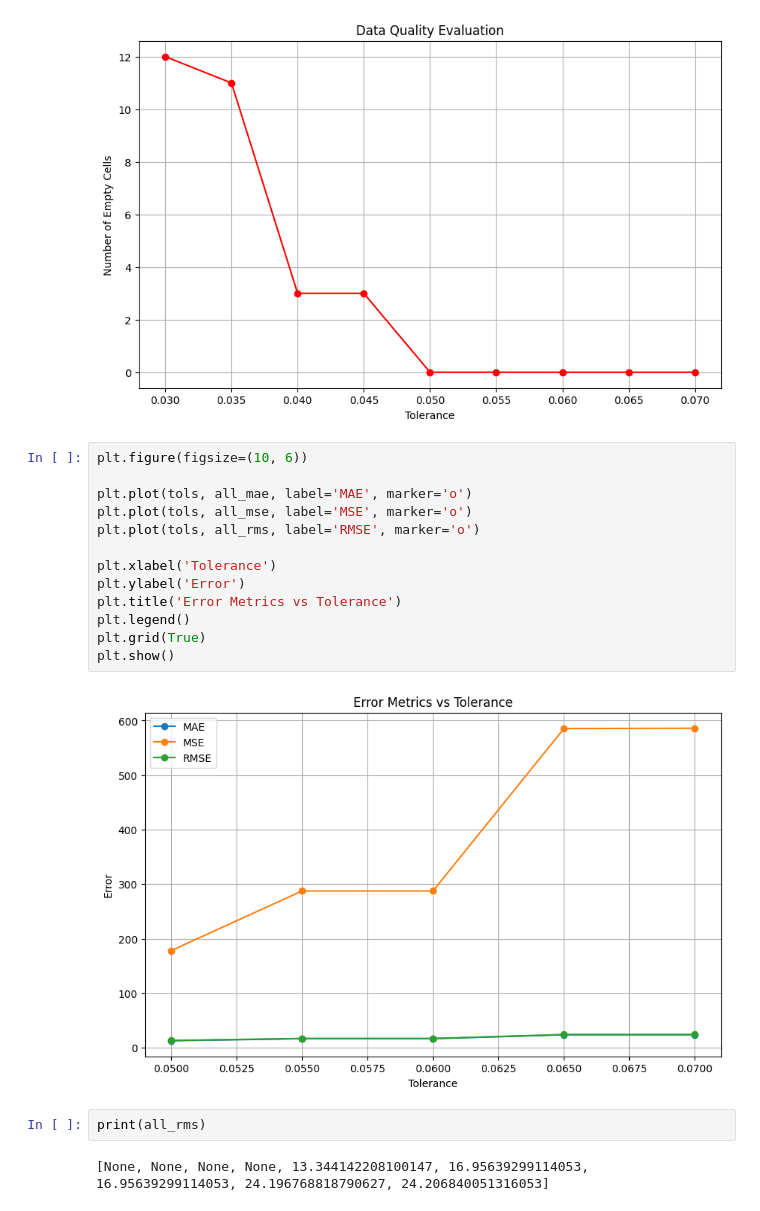
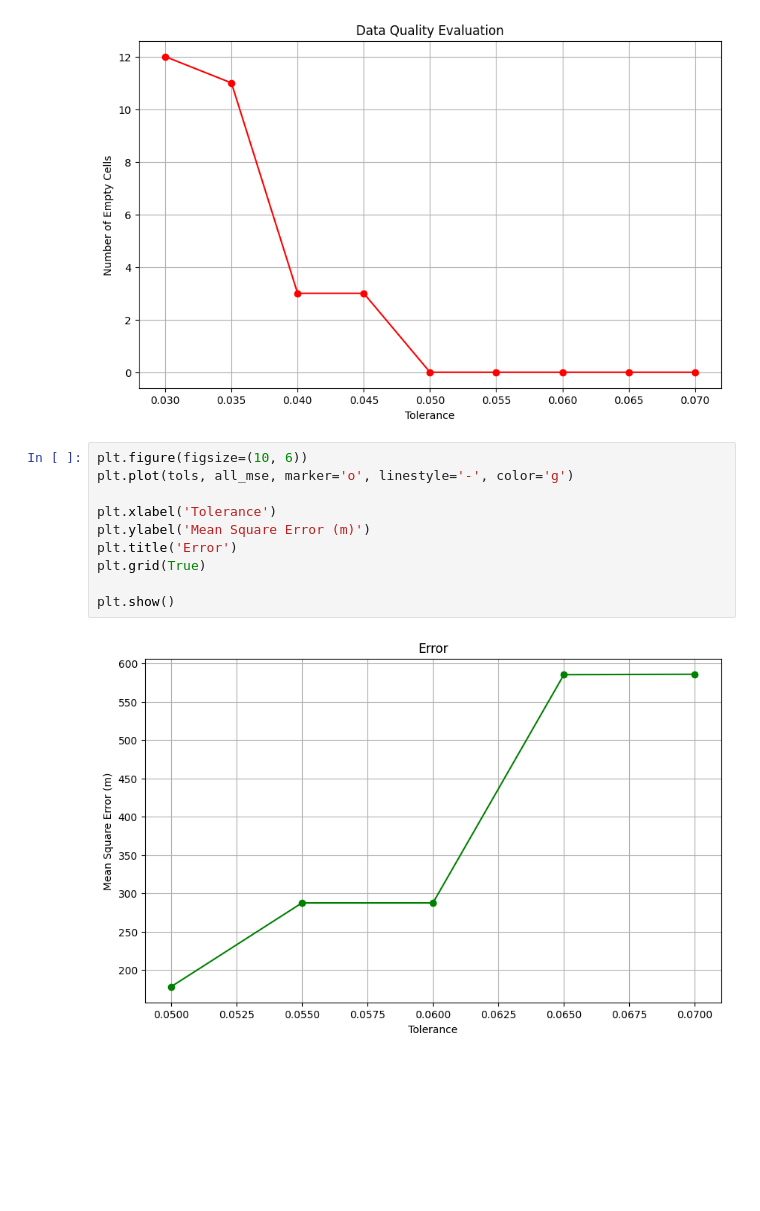
Before and after one commit to scast3/dtw_tool, a Jupyter notebook: optimization.ipynb, the cells around one changed output. Saved outputs shown, nothing was run; the diff lists cells and outputs as text; blank space fills up the shorter version.

```diff
--- a/optimization.ipynb
+++ b/optimization.ipynb
@@ -436,20 +436,13 @@ plt.show()
 [figure]
 # %%
 plt.figure(figsize=(10, 6))
-
-plt.plot(tols, all_mae, label='MAE', marker='o')
-plt.plot(tols, all_mse, label='MSE', marker='o')
-plt.plot(tols, all_rms, label='RMSE', marker='o')
+plt.plot(tols, all_mse, marker='o', linestyle='-', color='g')
 
 plt.xlabel('Tolerance')
-plt.ylabel('Error')
-plt.title('Error Metrics vs Tolerance')
-plt.legend()
+plt.ylabel('Mean Square Error (m)')
+plt.title('Error')
 plt.grid(True)
+
 plt.show()
 # %% [output]
-[figure, old version]
+[figure, new version]
-# %%
-print(all_rms)
-# %% [output]
-[None, None, None, None, 13.344142208100147, 16.95639299114053, 16.95639299114053, 24.196768818790627, 24.206840051316053]
```
Also changed, not shown: parts of 1 cell of this notebook, 1 other file.
